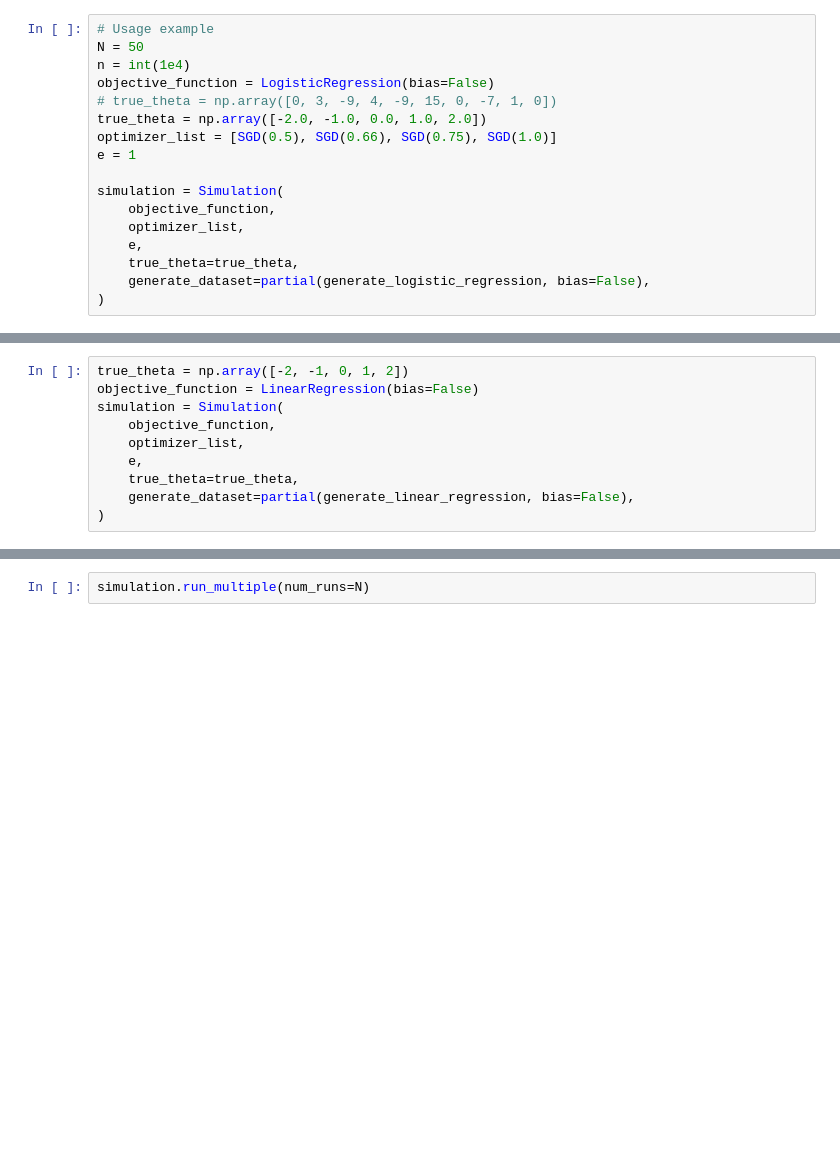
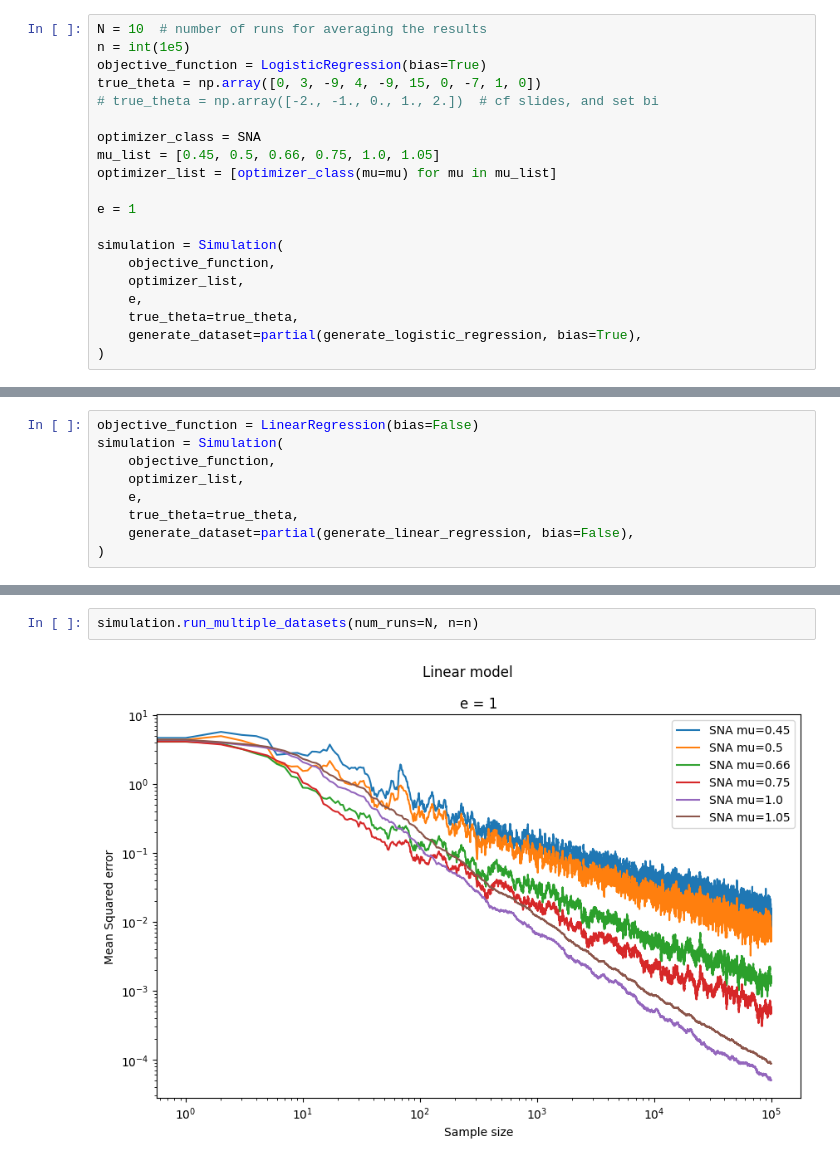
Before and after one commit to guillaume-salle/Optimisation_stochastique, a Jupyter notebook: simulation_SNA.ipynb, the cells around one changed output, grey strips where cells are left out. Drawn from its saved outputs; the diff is of its cells as text; blank space fills up the shorter version.

Commit message:
SNA weird results

```diff
--- a/simulation_SNA.ipynb
+++ b/simulation_SNA.ipynb
@@ -8,12 +8,15 @@ from optimization_algorithms import SGD, SNA, USNA
 from datasets import generate_logistic_regression, generate_linear_regression
 # %%
-# Usage example
-N = 50
-n = int(1e4)
-objective_function = LogisticRegression(bias=False)
-# true_theta = np.array([0, 3, -9, 4, -9, 15, 0, -7, 1, 0])
-true_theta = np.array([-2.0, -1.0, 0.0, 1.0, 2.0])
-optimizer_list = [SGD(0.5), SGD(0.66), SGD(0.75), SGD(1.0)]
+N = 10  # number of runs for averaging the results
+n = int(1e5)
+objective_function = LogisticRegression(bias=True)
+true_theta = np.array([0, 3, -9, 4, -9, 15, 0, -7, 1, 0])
+# true_theta = np.array([-2., -1., 0., 1., 2.])  # cf slides, and set bi
+
+optimizer_class = SNA
+mu_list = [0.45, 0.5, 0.66, 0.75, 1.0, 1.05]
+optimizer_list = [optimizer_class(mu=mu) for mu in mu_list]
+
 e = 1
 
 simulation = Simulation(
@@ -21,6 +24,6 @@ simulation = Simulation(
     optimizer_list,
     e,
     true_theta=true_theta,
-    generate_dataset=partial(generate_logistic_regression, bias=False),
+    generate_dataset=partial(generate_logistic_regression, bias=True),
 )
 # %%
@@ -35,5 +40,4 @@ print(simulation.theta_errors_avg[f"SGD mu={0.5}"][0])
 # %%
-true_theta = np.array([-2, -1, 0, 1, 2])
 objective_function = LinearRegression(bias=False)
 simulation = Simulation(
     objective_function,
@@ -49,2 +56,4 @@ _, _ = simulation.run(plot=True)
 # %%
-simulation.run_multiple(num_runs=N)
+simulation.run_multiple_datasets(num_runs=N, n=n)
+# %% [output]
+[figure, added]
```
Also changed, not shown: parts of 5 cells of this notebook, 18 other files.
